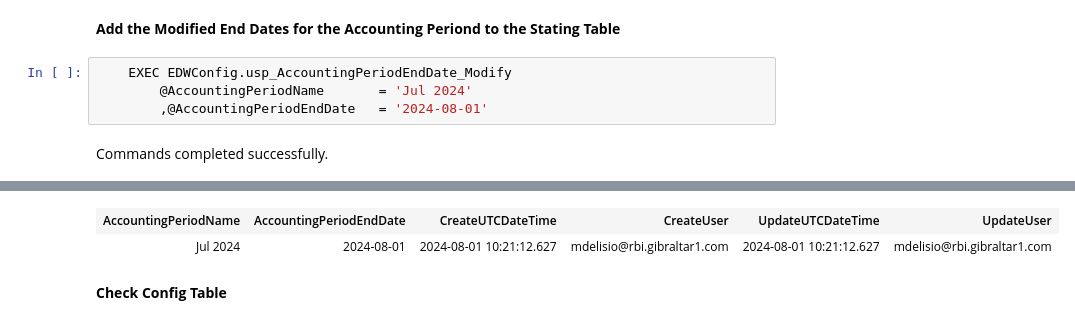
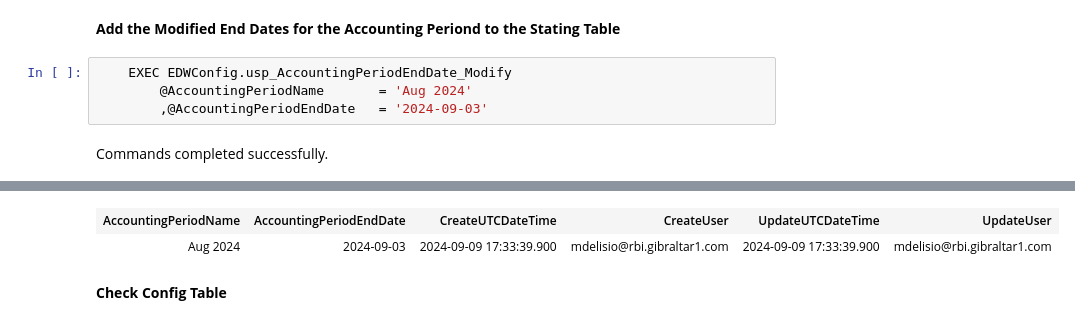
Before and after one commit to mdelisio/SQL-Scripts, a Jupyter notebook: Notebook- Update Accouinting Period End Date.ipynb, the cells around one changed output, grey strips where cells are left out. Saved outputs shown, nothing was run; the diff lists cells and outputs as text.

```diff
--- a/Notebook- Update Accouinting Period End Date.ipynb
+++ b/Notebook- Update Accouinting Period End Date.ipynb
@@ -2,7 +2,7 @@
 **Add the Modified End Dates for the Accounting Periond to the Stating Table**
 # %%
 	EXEC EDWConfig.usp_AccountingPeriodEndDate_Modify
-		@AccountingPeriodName		= 'Jul 2024'
-		,@AccountingPeriodEndDate	= '2024-08-01'
+		@AccountingPeriodName		= 'Aug 2024'
+		,@AccountingPeriodEndDate	= '2024-09-03'
 # %% [output]
 Commands completed successfully.
@@ -10,5 +10,5 @@ Total execution time: 00:00:00.746
 | AccountingPeriodName | AccountingPeriodEndDate | CreateUTCDateTime | CreateUser | UpdateUTCDateTime | UpdateUser |
-| Jul 2024 | 2024-08-01 | 2024-08-01 10:21:12.627 | mdelisio@rbi.gibraltar1.com | 2024-08-01 10:21:12.627 | mdelisio@rbi.gibraltar1.com |
+| Aug 2024 | 2024-09-03 | 2024-09-09 17:33:39.900 | mdelisio@rbi.gibraltar1.com | 2024-09-09 17:33:39.900 | mdelisio@rbi.gibraltar1.com |
 # %% [markdown]
 **Check Config Table**
 # %%
```
Also changed, not shown: parts of 4 cells of this notebook, 5 other files.
